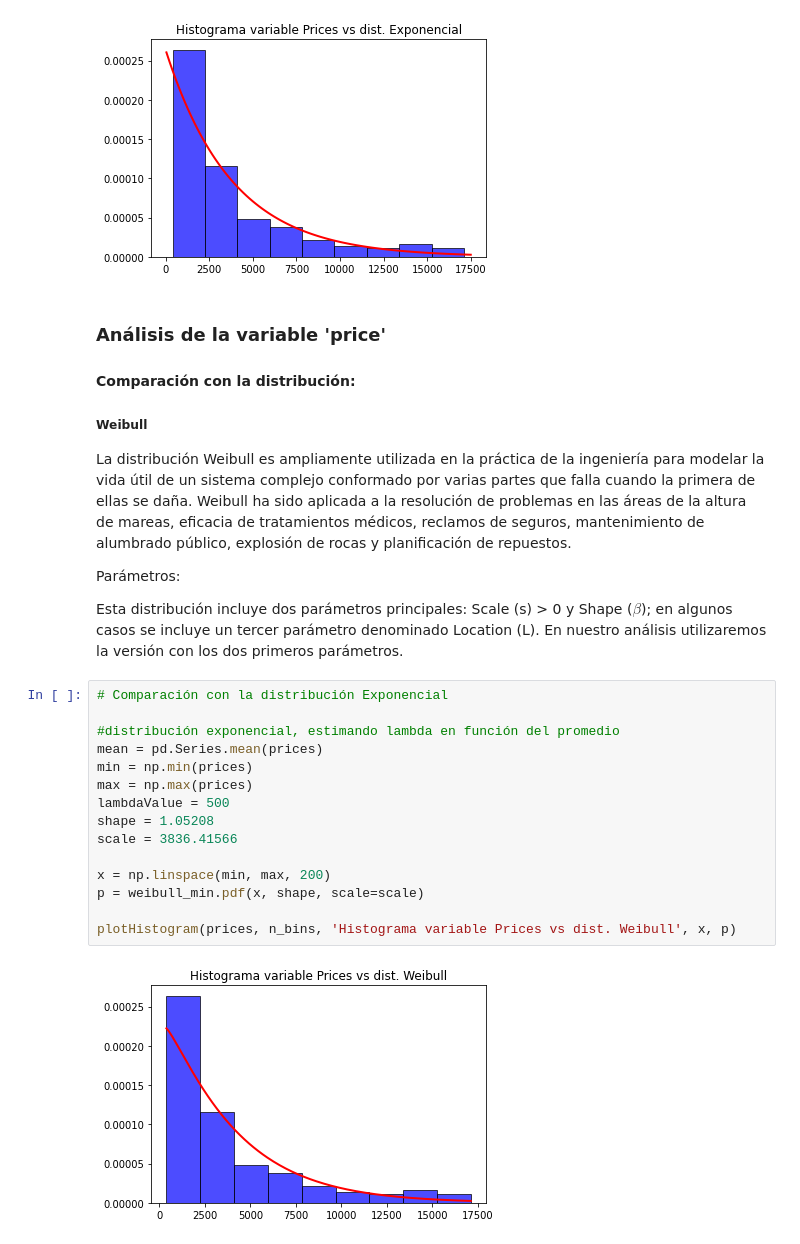
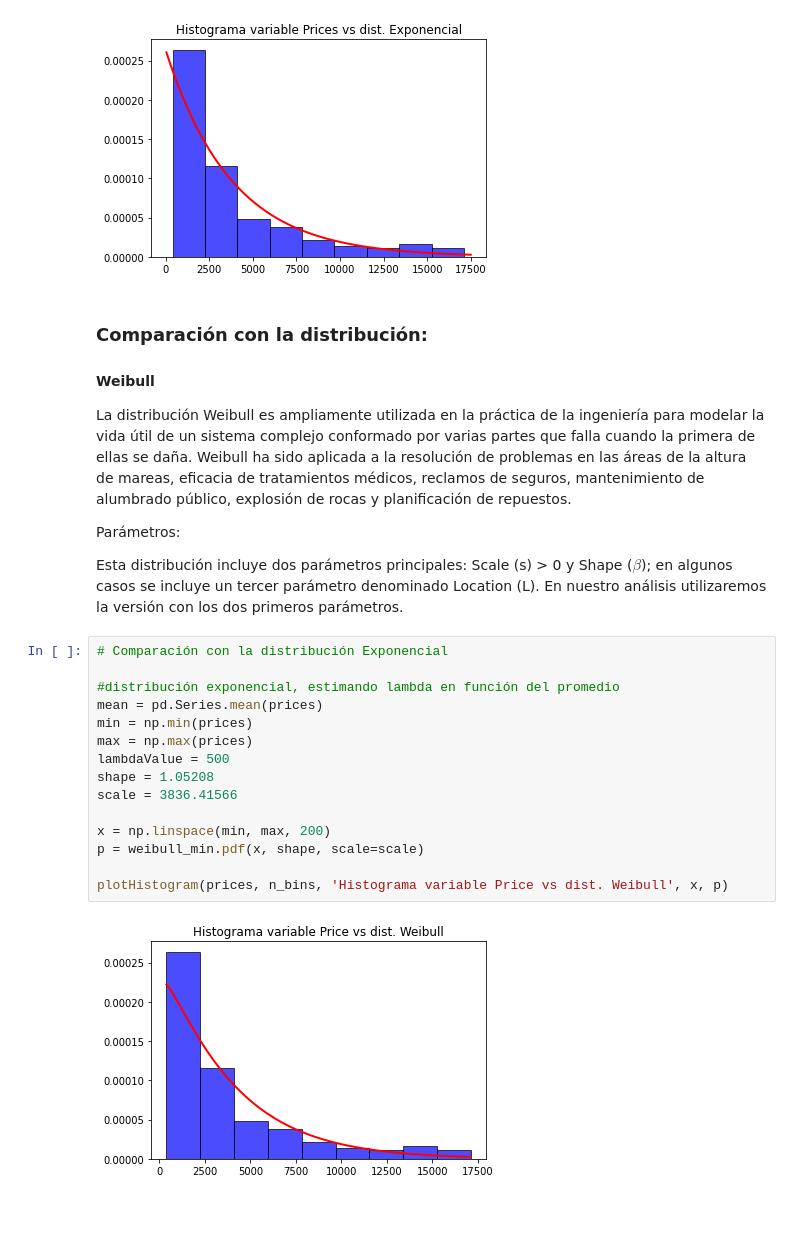
Before and after one commit to araygada/Estadistica_Ciencia_Datos_Tarea02, a Jupyter notebook: Tarea2_EstadisticaParaCienciaDeLosDatos.ipynb, the cells around one changed output. Drawn from its saved outputs; the diff is of its cells as text; blank space fills up the shorter version.

```diff
--- a/Tarea2_EstadisticaParaCienciaDeLosDatos.ipynb
+++ b/Tarea2_EstadisticaParaCienciaDeLosDatos.ipynb
@@ -244,10 +311,8 @@ plotHistogram(prices, n_bins, 'Histograma variable Prices vs dist. Exponencial',
 # %% [output]
 [figure]
 # %% [markdown]
-### Análisis de la variable 'price'
-
-#### Comparación con la distribución:
-##### Weibull
+### Comparación con la distribución:
+#### Weibull
 La distribución Weibull es ampliamente utilizada en la práctica de la ingeniería para modelar la vida útil de un sistema complejo conformado por varias partes que falla cuando la primera de ellas se daña. Weibull ha sido aplicada a la resolución de problemas en las áreas de la altura de mareas, eficacia de tratamientos médicos, reclamos de seguros, mantenimiento de alumbrado público, explosión de rocas y planificación de repuestos.
 
 Parámetros:
@@ -256,17 +321,17 @@ Esta distribución incluye dos parámetros principales: Scale (s) > 0 y Shape ($
 # %%
 # Comparación con la distribución Exponencial
 
 #distribución exponencial, estimando lambda en función del promedio
 mean = pd.Series.mean(prices)
 min = np.min(prices)
 max = np.max(prices)
 lambdaValue = 500
 shape = 1.05208
 scale = 3836.41566
 
 x = np.linspace(min, max, 200)
 p = weibull_min.pdf(x, shape, scale=scale)
 
-plotHistogram(prices, n_bins, 'Histograma variable Prices vs dist. Weibull', x, p)
+plotHistogram(prices, n_bins, 'Histograma variable Price vs dist. Weibull', x, p)
 # %% [output]
-[figure, old version]
+[figure, new version]
```
Also changed, not shown: parts of 26 cells of this notebook.
